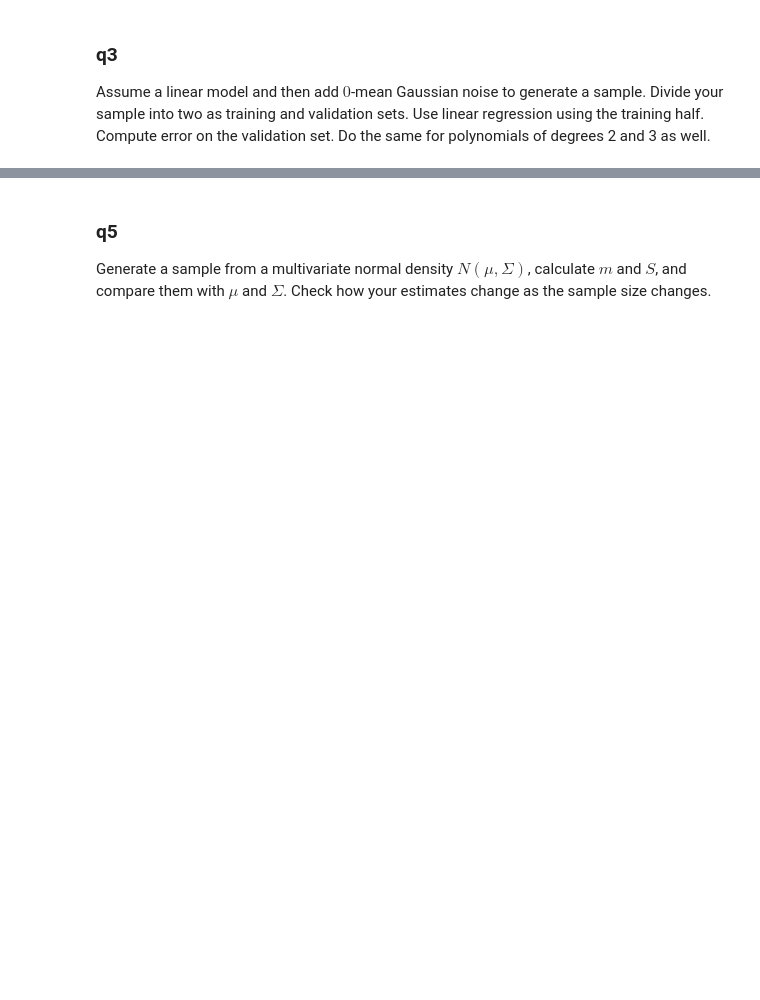
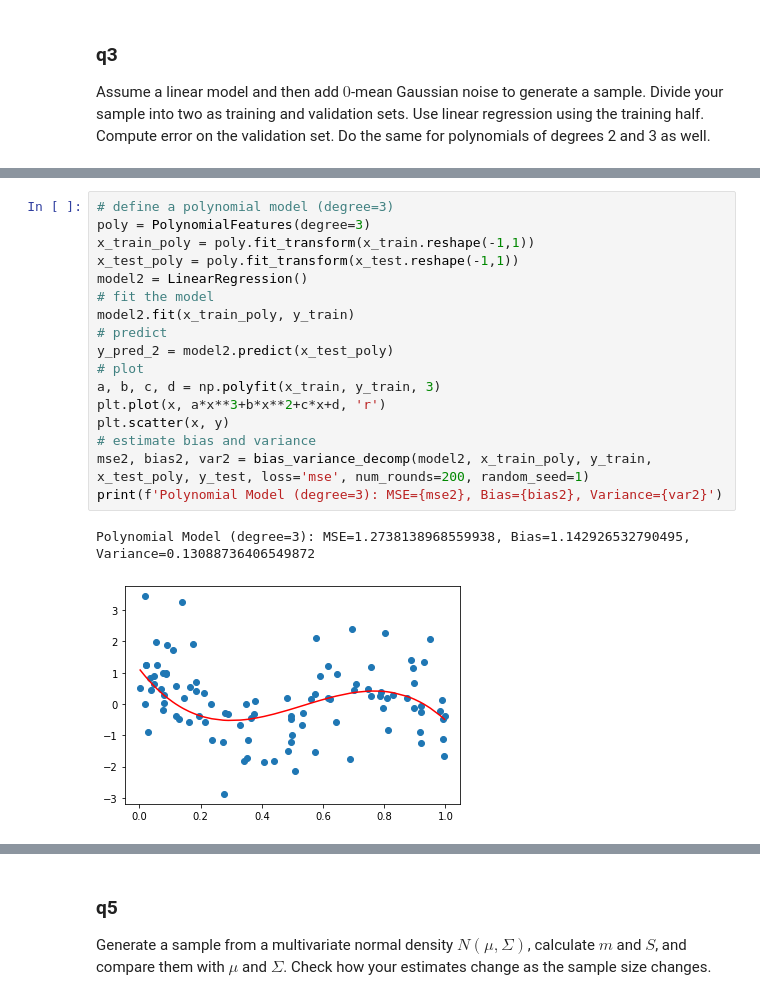
Before and after one commit to DamarisDeng/BIM3008-ML-in-Compbio, a Jupyter notebook: A2/A2.ipynb, the cells around one changed output, grey strips where cells are left out. Drawn from its saved outputs; the diff is of its cells as text; blank space fills up the shorter version.

```diff
--- a/A2/A2.ipynb
+++ b/A2/A2.ipynb
@@ -96,0 +142,20 @@ When the training set is small, the contribution of variance to error may be mor
+# %%
+# define a polynomial model (degree=3)
+poly = PolynomialFeatures(degree=3)
+x_train_poly = poly.fit_transform(x_train.reshape(-1,1))
+x_test_poly = poly.fit_transform(x_test.reshape(-1,1))
+model2 = LinearRegression()
+# fit the model
+model2.fit(x_train_poly, y_train)
+# predict
+y_pred_2 = model2.predict(x_test_poly)
+# plot
+a, b, c, d = np.polyfit(x_train, y_train, 3)
+plt.plot(x, a*x**3+b*x**2+c*x+d, 'r')
+plt.scatter(x, y)
+# estimate bias and variance
+mse2, bias2, var2 = bias_variance_decomp(model2, x_train_poly, y_train, x_test_poly, y_test, loss='mse', num_rounds=200, random_seed=1)
+print(f'Polynomial Model (degree=3): MSE={mse2}, Bias={bias2}, Variance={var2}')
+# %% [output]
+Polynomial Model (degree=3): MSE=1.2738138968559938, Bias=1.142926532790495, Variance=0.13088736406549872
+[figure, added]
```
Also changed, not shown: parts of 24 cells of this notebook, 16 other files.
